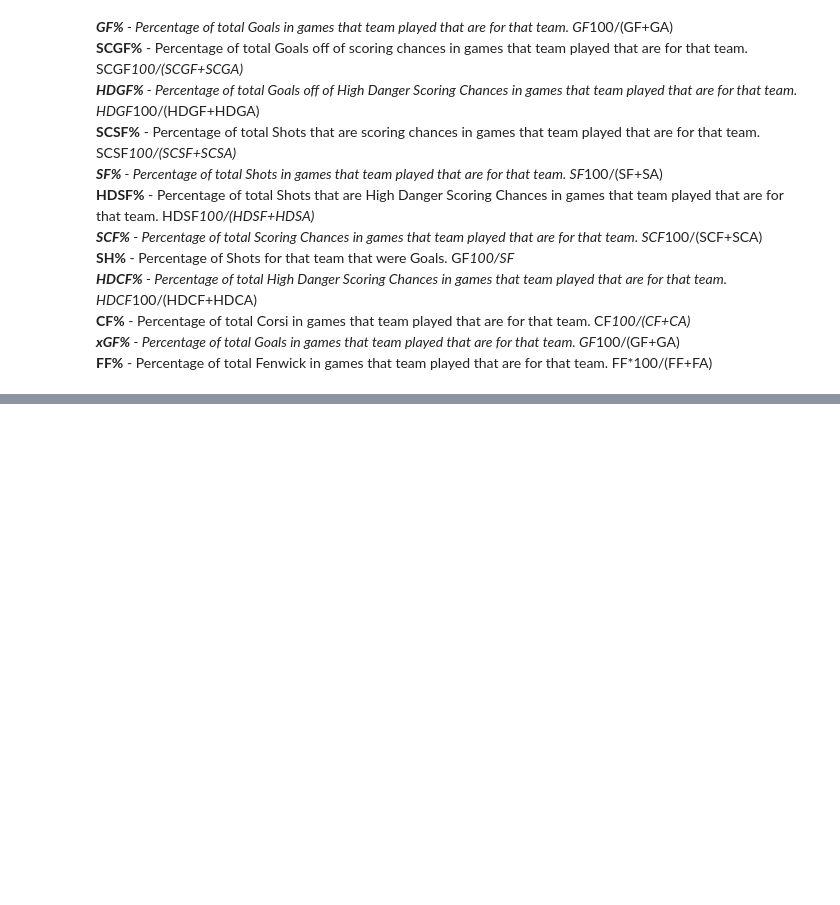
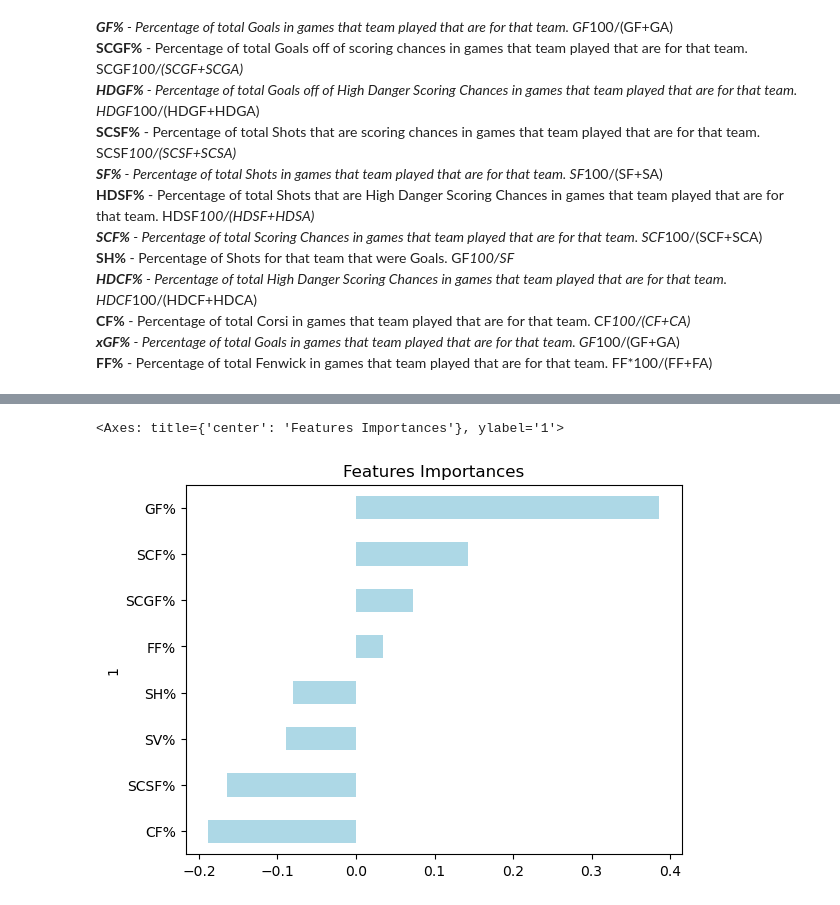
Before and after one commit to nathanguevara11/project-4-G10, a Jupyter notebook: project4_NHL_teams.ipynb, the cells around one changed output, grey strips where cells are left out. Drawn from its saved outputs; the diff is of its cells as text; code cells hidden in the pictures; blank space fills up the shorter version.

```diff
--- a/project4_NHL_teams.ipynb
+++ b/project4_NHL_teams.ipynb
@@ -215,0 +210,22 @@ importances_sorted.plot(kind='barh', color='lightgreen', title= 'Features Import
+# %%
+# Prepare features and target variable
+# First set of featured tried
+lr_features = ['CF%', 'FF%', 'SF%', 'GF%', 'xGF%', 'SCF%', 'SCSF%', 'SCGF%', 'HDCF%', 'HDSF%', 'HDGF%', 'SH%', 'SV%']
+# Second set of featured tried after removing low coefficient features
+lr_features_2 = ['CF%', 'FF%', 'GF%', 'SCF%', 'SCSF%', 'SCGF%', 'SH%', 'SV%']
+lr_target = 'PPG'
+
+X = df_previous[lr_features_2]
+y = df_previous[lr_target]
+# %%
+# Split data into train and test sets
+X_train, X_test, y_train, y_test = train_test_split(X, y, test_size=0.2, random_state=42)
+# %%
+# Apply StandardScaler
+scaler = StandardScaler()
+X_train_scaled = scaler.fit_transform(X_train)
+X_test_scaled = scaler.transform(X_test)
+# %%
+# Create a model with scikit-learn
+lr_model = LinearRegression()
+lr_model.fit(X_train_scaled, y_train)
@@ -215,0 +319,11 @@ importances_sorted.plot(kind='barh', color='lightgreen', title= 'Features Import
+# %%
+# Visualize the features by importance
+importances_df = pd.DataFrame(sorted(zip(lr_model.coef_, X.columns), reverse=True))
+importances_df.set_index(importances_df[1], inplace=True)
+importances_df.drop(columns=1, inplace=True)
+importances_df.rename(columns={0: 'Feature Importances'}, inplace=True)
+importances_sorted = importances_df.sort_values(by='Feature Importances')
+importances_sorted.plot(kind='barh', color='lightblue', title= 'Features Importances', legend=False)
+# %% [output]
+<Axes: title={'center': 'Features Importances'}, ylabel='1'>
+[figure, added]
```
Also changed, not shown: parts of 25 cells of this notebook.
